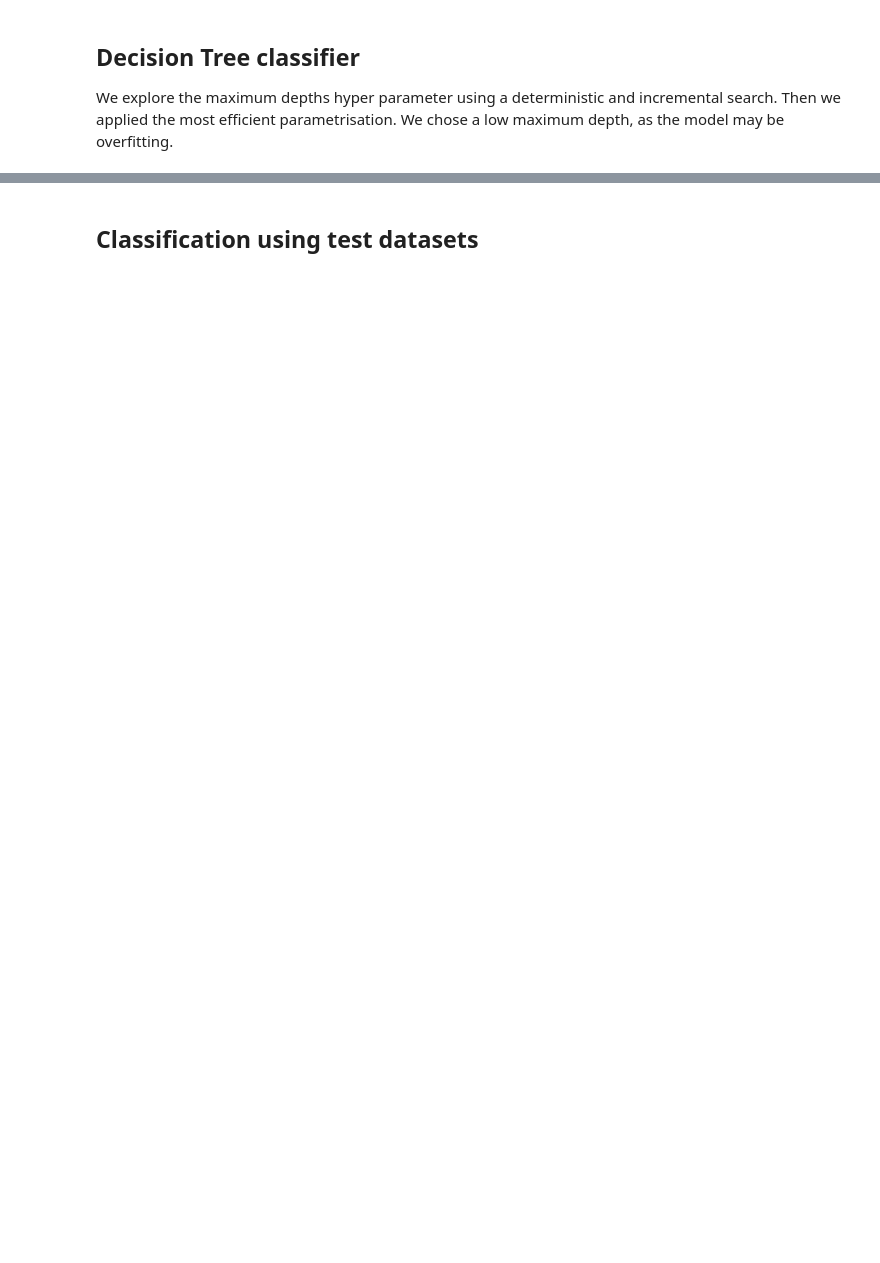
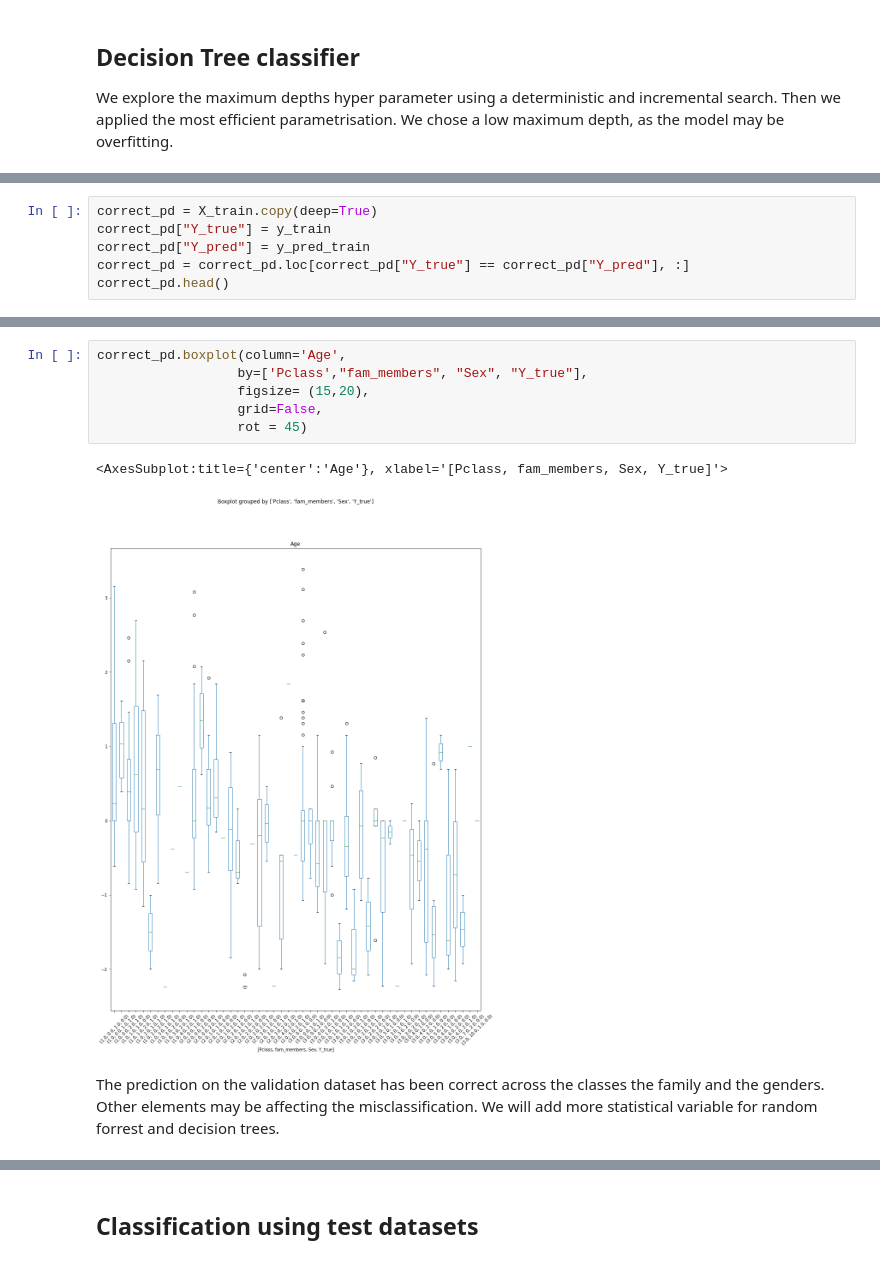
Before and after one commit to patRyserWelch8/KaggleTitanic, a Jupyter notebook: titanic.ipynb, the cells around one changed output, grey strips where cells are left out. Cells and saved outputs as stored; diff of their text form; blank space fills up the shorter version.

```diff
--- a/titanic.ipynb
+++ b/titanic.ipynb
@@ -1851,0 +1951,6 @@ The passenger class  and being  male can lead  to errors. However, the number of
+# %%
+correct_pd = X_train.copy(deep=True)
+correct_pd["Y_true"] = y_train
+correct_pd["Y_pred"] = y_pred_train
+correct_pd = correct_pd.loc[correct_pd["Y_true"] == correct_pd["Y_pred"], :]
+correct_pd.head()
@@ -1851,0 +1984,11 @@ The passenger class  and being  male can lead  to errors. However, the number of
+# %%
+correct_pd.boxplot(column='Age',
+                  by=['Pclass',"fam_members", "Sex", "Y_true"],
+                  figsize= (15,20),
+                  grid=False,
+                  rot = 45)
+# %% [output]
+<AxesSubplot:title={'center':'Age'}, xlabel='[Pclass, fam_members, Sex, Y_true]'>
+[figure, added]
+# %% [markdown]
+The prediction on the validation dataset has been correct across the classes the family and the genders. Other elements may be affecting the misclassification. We will add more statistical variable for random forrest and decision trees.
```
Also changed, not shown: parts of 47 cells of this notebook.
